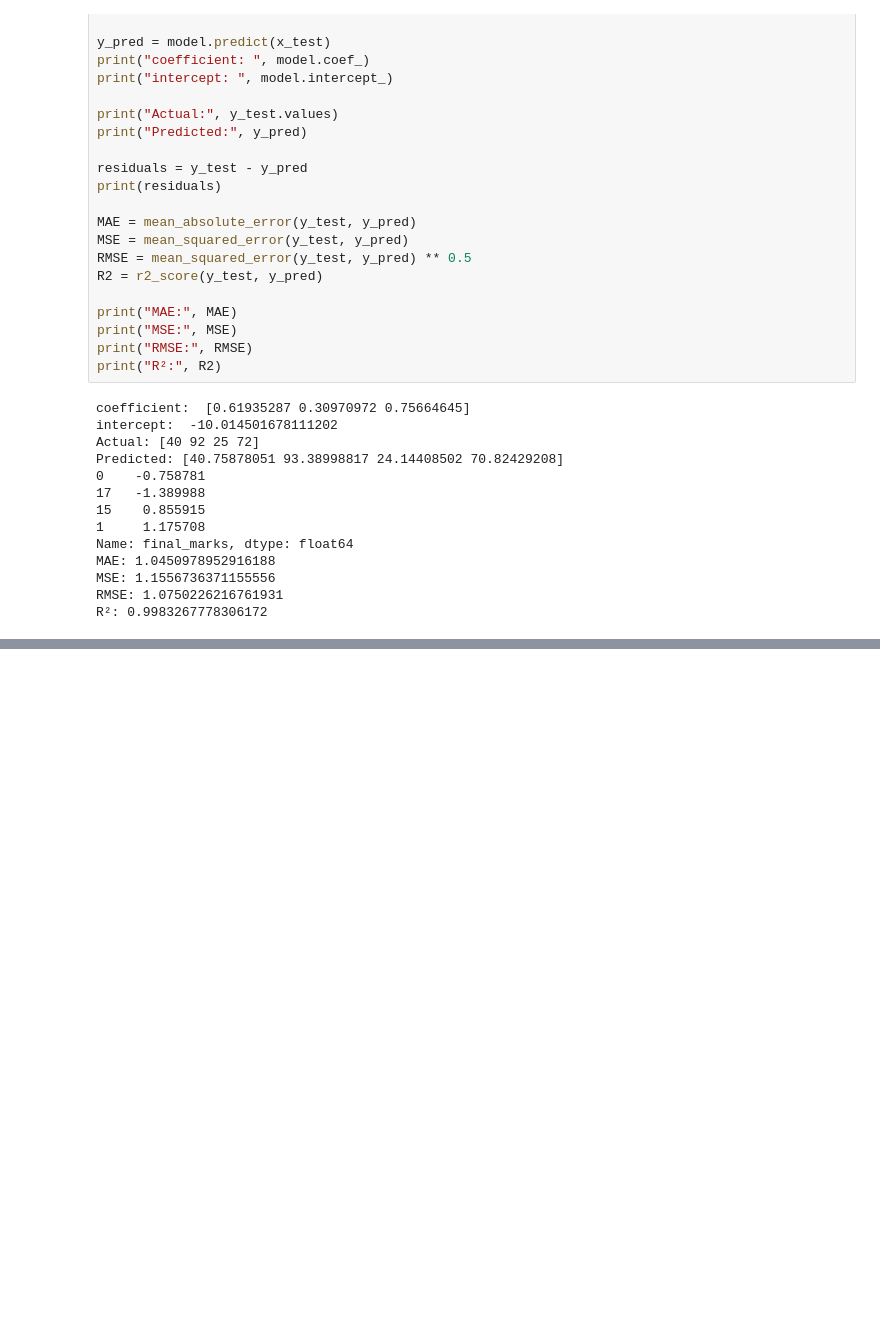
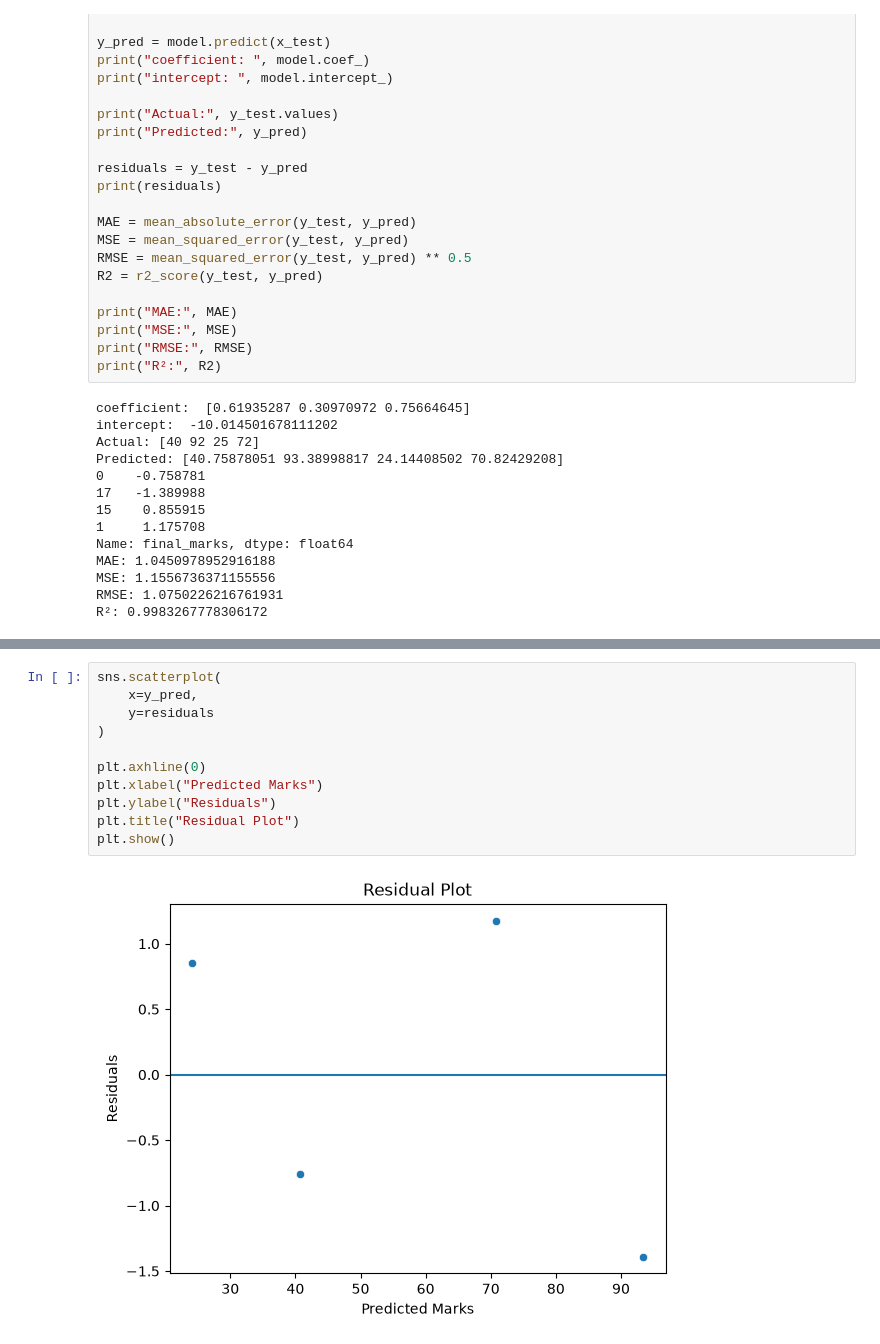
Before and after one commit to Ephantus2/machine-learning-series, a Jupyter notebook: machine_learning1.ipynb, the cells around one changed output, grey strips where cells are left out. Saved outputs shown, nothing was run; the diff lists cells and outputs as text; blank space fills up the shorter version.

```diff
--- a/machine_learning1.ipynb
+++ b/machine_learning1.ipynb
@@ -137,0 +163,13 @@ R²: 0.9983267778306172
+# %%
+sns.scatterplot(
+    x=y_pred,
+    y=residuals
+)
+
+plt.axhline(0)
+plt.xlabel("Predicted Marks")
+plt.ylabel("Residuals")
+plt.title("Residual Plot")
+plt.show()
+# %% [output]
+[figure, added]
```
Also changed, not shown: parts of 2 cells of this notebook.
